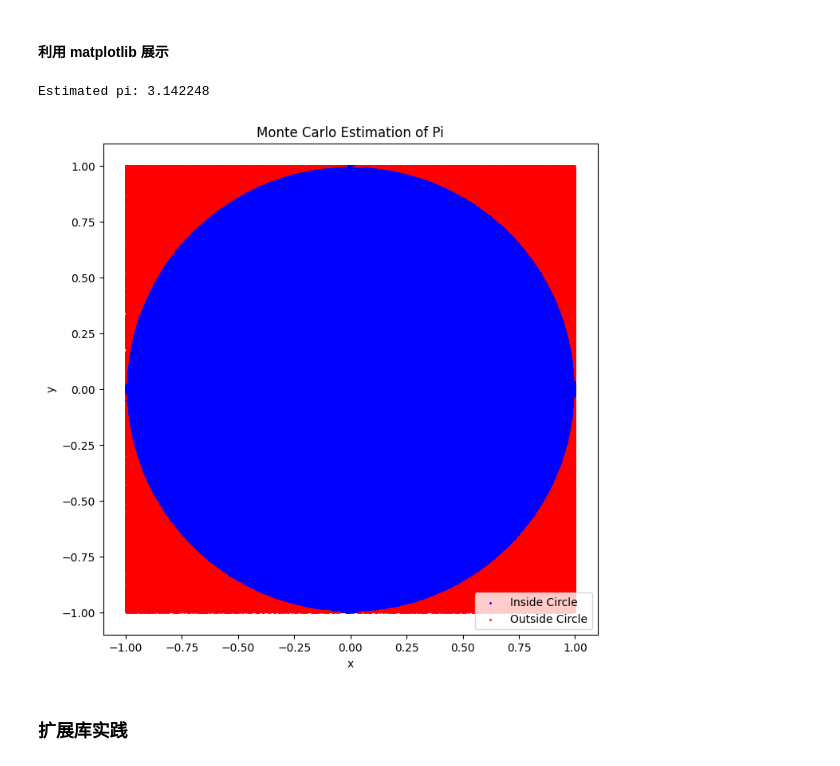
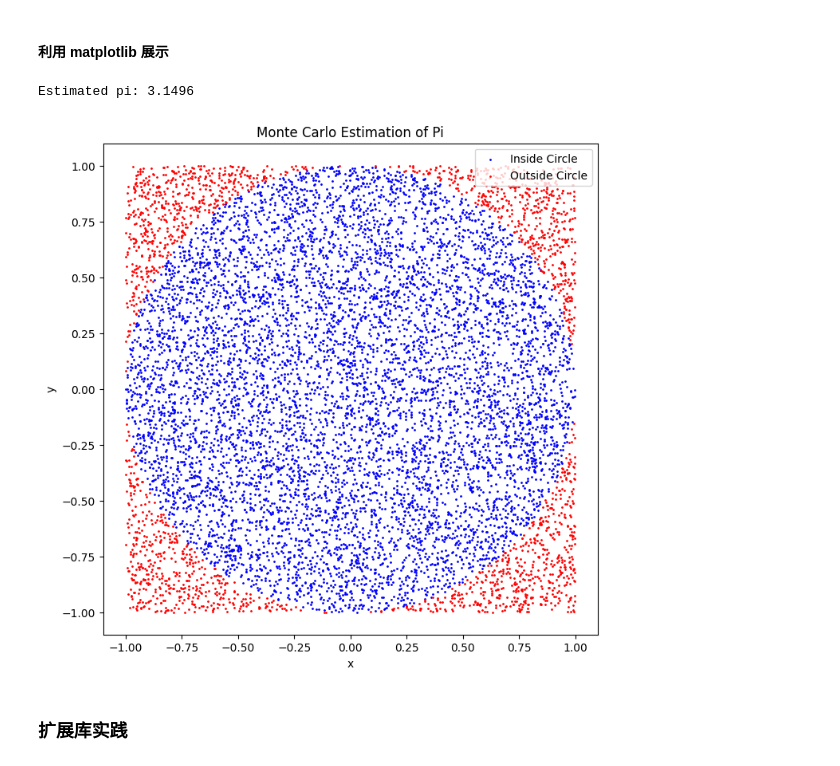
Before and after one commit to ECNU/Data-Thinking-and-Practice, a Jupyter notebook: Lab/Lab01/lab01.ipynb, the cells around one changed output. Saved outputs shown, nothing was run; the diff lists cells and outputs as text; code cells hidden in the pictures.

```diff
--- a/Lab/Lab01/lab01.ipynb
+++ b/Lab/Lab01/lab01.ipynb
@@ -448,36 +538,36 @@ def monte_carlo_pi(num_samples):
             y_inside.append(y)
         else:
             x_outside.append(x)
             y_outside.append(y)
 
     estimated_pi = (inside_circle / num_samples) * 4
     return estimated_pi, x_inside, y_inside, x_outside, y_outside
 
 
 def plot_monte_carlo_pi(x_inside, y_inside, x_outside, y_outside):
     plt.figure(figsize=(8, 8))
     plt.scatter(x_inside, y_inside, color='blue', s=1, label='Inside Circle')
     plt.scatter(x_outside, y_outside, color='red', s=1, label='Outside Circle')
 
     plt.title('Monte Carlo Estimation of Pi')
     plt.xlabel('x')
     plt.ylabel('y')
     plt.legend()
 
     plt.show()
 
 
 
-num_samples = 1000000  # 设置模拟点的数量
+num_samples = 10000  # 设置模拟点的数量
 pi_estimate, x_inside, y_inside, x_outside, y_outside = monte_carlo_pi(
         num_samples)
 
 print(f"Estimated pi: {pi_estimate}")
 
 plot_monte_carlo_pi(x_inside, y_inside, x_outside, y_outside)
 # %% [output]
-Estimated pi: 3.142248
+Estimated pi: 3.1496
-[figure, old version]
+[figure, new version]
 # %% [markdown]
 ### 扩展库实践
 # %% [markdown]
```
Also changed, not shown: parts of 12 cells of this notebook.
